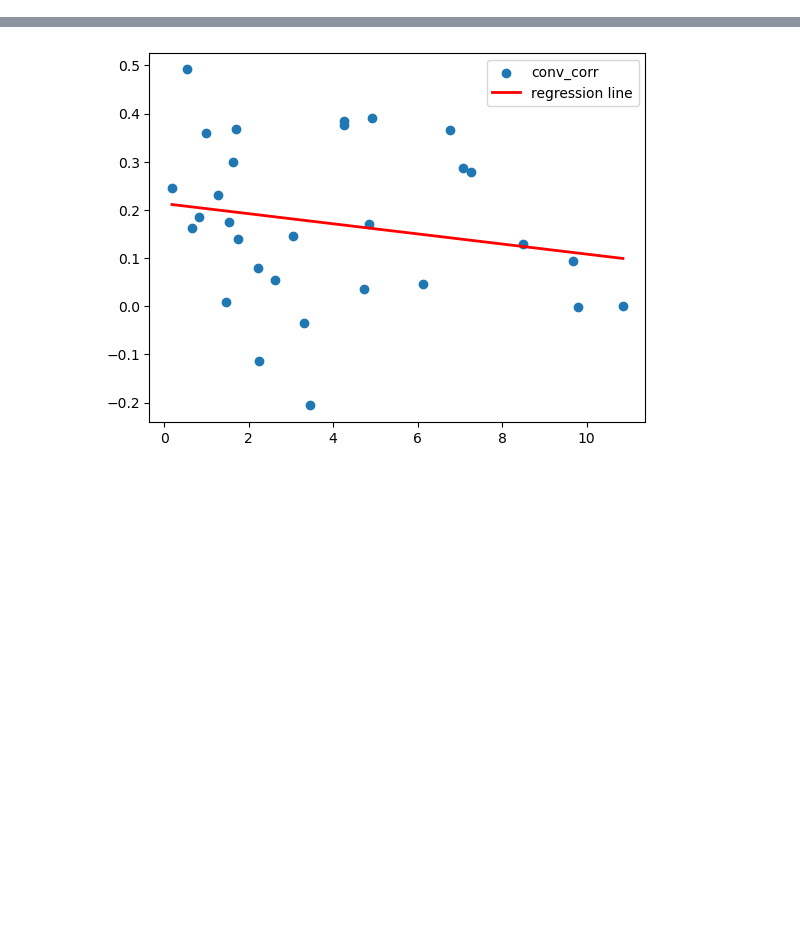
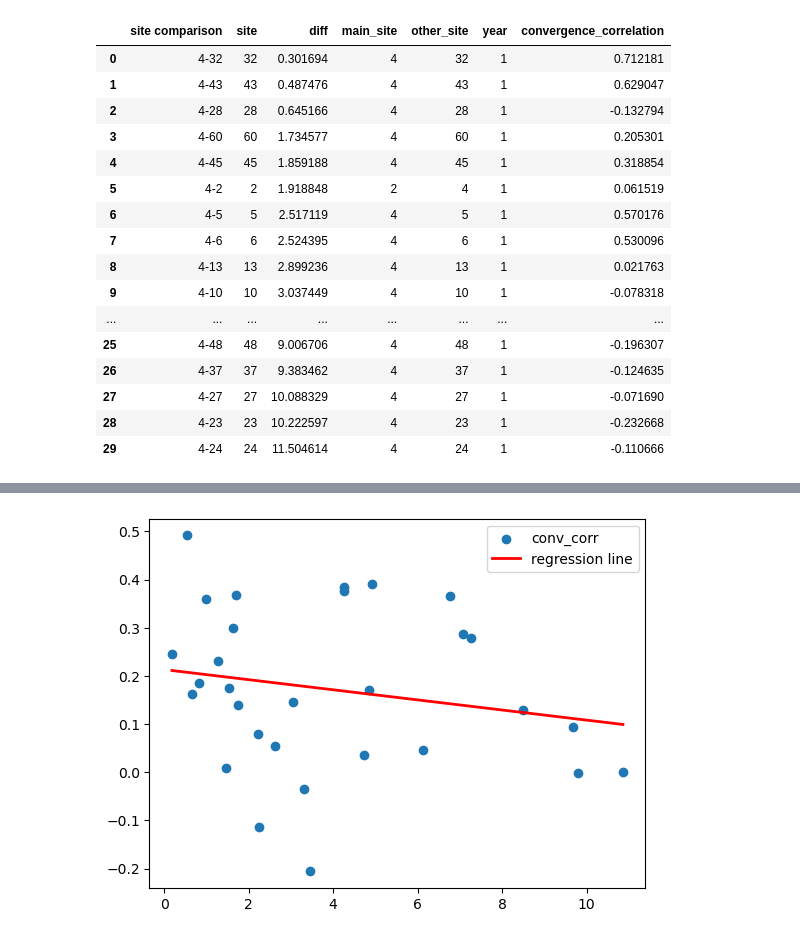
Before and after one commit to jennifercasavant-beep/surp2026-covariances, a Jupyter notebook: clean_notebook.ipynb, the cells around one changed output, grey strips where cells are left out. Saved outputs shown, nothing was run; the diff lists cells and outputs as text; code cells hidden in the pictures; blank space fills up the shorter version.

```diff
--- a/clean_notebook.ipynb
+++ b/clean_notebook.ipynb
@@ -353,0 +375,33 @@ def pair_diff(bio_table, target_site, bio_var):
+# %%
+target_site = 4
+
+pair_diff_vars_w_site1 = pair_diff(bio_table, '4', 'bio1').sort_values(by='diff')
+conv_corr_df["main_site"] = conv_corr_df["main_site"].astype(str)
+conv_corr_df["other_site"] = conv_corr_df["other_site"].astype(str)
+conv_corr_site = conv_corr_df[(conv_corr_df["main_site"] == '4') & (conv_corr_df["year"] == 1) | (conv_corr_df['other_site'] == str(target_site)) & (conv_corr_df["year"] == 1)].copy()
+conv_corr_site['site comparison'] = np.where(
+    conv_corr_site['main_site'] == str(target_site),
+    conv_corr_site['main_site'] + '-' + conv_corr_site['other_site'],
+    conv_corr_site['other_site'] + '-' + conv_corr_site['main_site']
+)
+
+bio_table_with_corr = pd.merge(pair_diff_vars_w_site1, conv_corr_site, on='site comparison', how = "inner")
+bio_table_with_corr
+# %% [output]
+|  | site comparison | site | diff | main_site | other_site | year | convergence_correlation |
+| 0 | 4-32 | 32 | 0.301694 | 4 | 32 | 1 | 0.712181 |
+| 1 | 4-43 | 43 | 0.487476 | 4 | 43 | 1 | 0.629047 |
+| 2 | 4-28 | 28 | 0.645166 | 4 | 28 | 1 | -0.132794 |
+| 3 | 4-60 | 60 | 1.734577 | 4 | 60 | 1 | 0.205301 |
+| 4 | 4-45 | 45 | 1.859188 | 4 | 45 | 1 | 0.318854 |
+| 5 | 4-2 | 2 | 1.918848 | 2 | 4 | 1 | 0.061519 |
+| 6 | 4-5 | 5 | 2.517119 | 4 | 5 | 1 | 0.570176 |
+| 7 | 4-6 | 6 | 2.524395 | 4 | 6 | 1 | 0.530096 |
+| 8 | 4-13 | 13 | 2.899236 | 4 | 13 | 1 | 0.021763 |
+| 9 | 4-10 | 10 | 3.037449 | 4 | 10 | 1 | -0.078318 |
+| ... | ... | ... | ... | ... | ... | ... | ... |
+| 25 | 4-48 | 48 | 9.006706 | 4 | 48 | 1 | -0.196307 |
+| 26 | 4-37 | 37 | 9.383462 | 4 | 37 | 1 | -0.124635 |
+| 27 | 4-27 | 27 | 10.088329 | 4 | 27 | 1 | -0.071690 |
+| 28 | 4-23 | 23 | 10.222597 | 4 | 23 | 1 | -0.232668 |
+| 29 | 4-24 | 24 | 11.504614 | 4 | 24 | 1 | -0.110666 |
```
Also changed, not shown: parts of 9 cells of this notebook, 2 other files.
